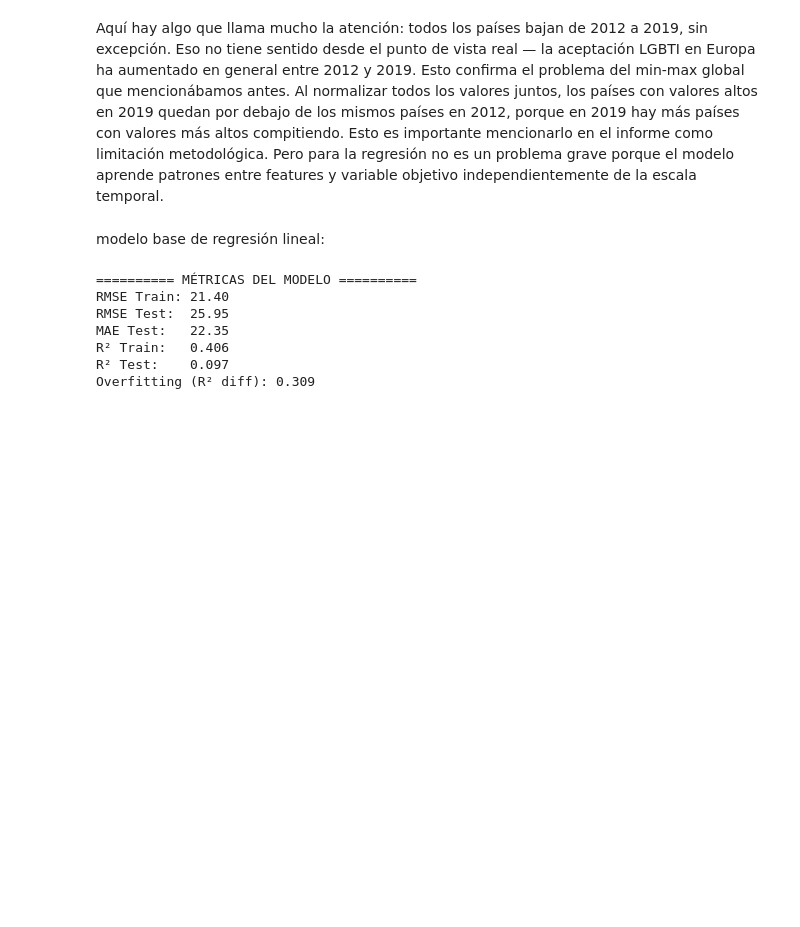
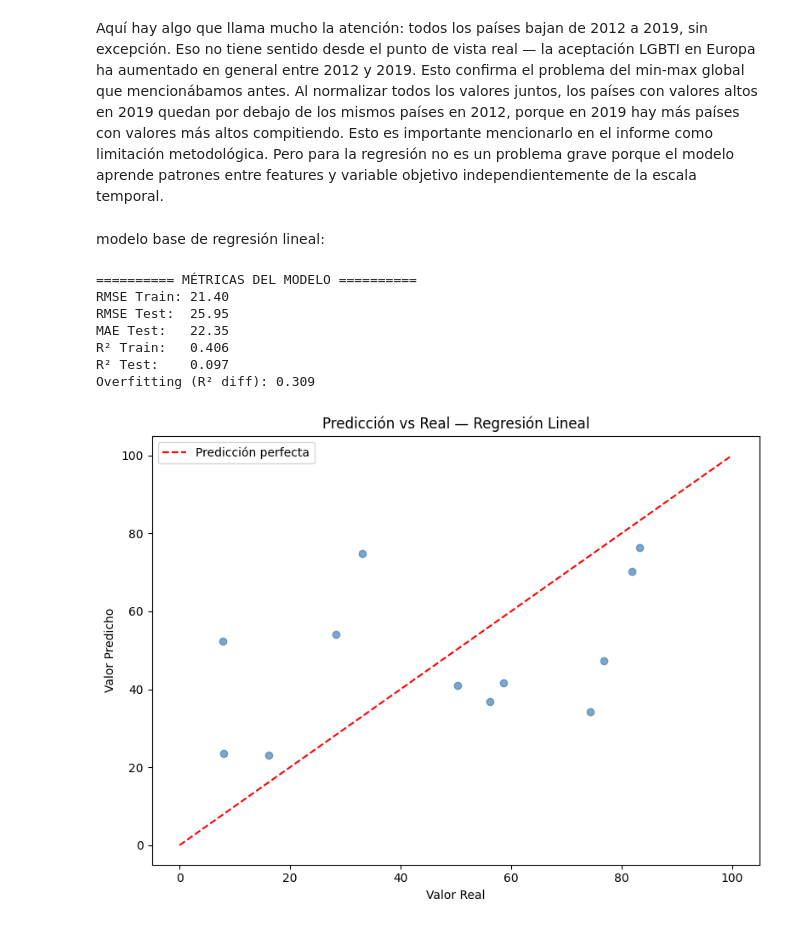
Before and after one commit to Bootcamp-DA-P2/DA-Project-Regression-Grupo3, a Jupyter notebook: notebooks/03_eda_regresion.ipynb, the cells around one changed output. Drawn from its saved outputs; the diff is of its cells as text; code cells hidden in the pictures; blank space fills up the shorter version.

```diff
--- a/notebooks/03_eda_regresion.ipynb
+++ b/notebooks/03_eda_regresion.ipynb
@@ -222,0 +228,16 @@ Overfitting (R² diff): 0.309
+# %%
+# ============================================================
+# GRÁFICO PREDICCIÓN VS REAL
+# ============================================================
+
+plt.figure(figsize=(8, 6))
+plt.scatter(y_test, y_pred_test, alpha=0.7, color="steelblue")
+plt.plot([0, 100], [0, 100], "r--", label="Predicción perfecta")
+plt.xlabel("Valor Real")
+plt.ylabel("Valor Predicho")
+plt.title("Predicción vs Real — Regresión Lineal")
+plt.legend()
+plt.tight_layout()
+plt.show()
+# %% [output]
+[figure, added]
```
Also changed, not shown: parts of 7 cells of this notebook.
